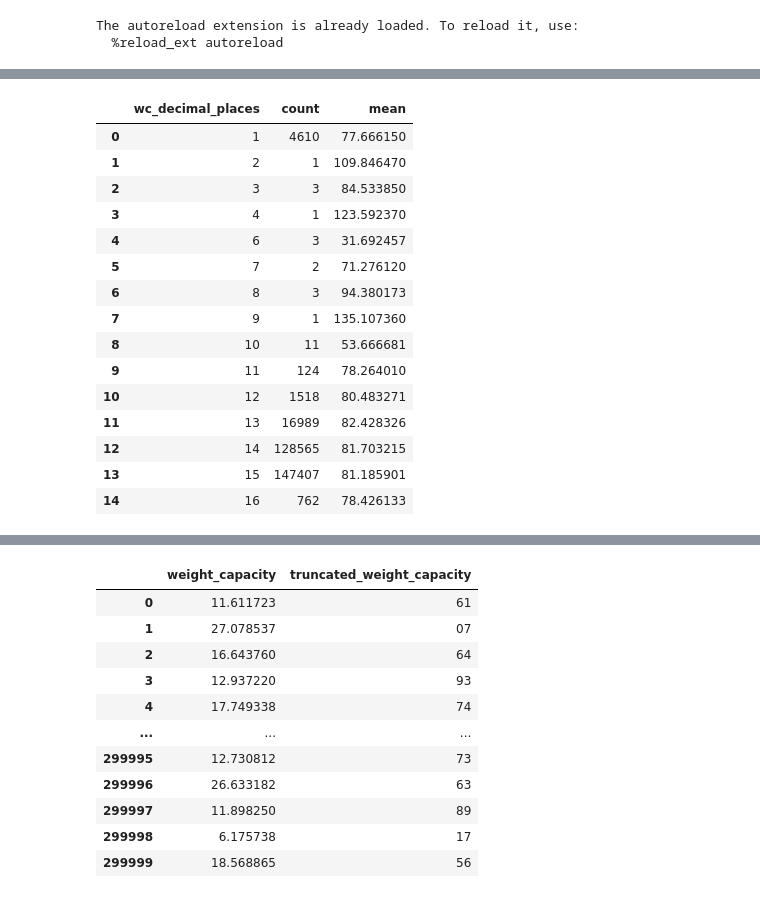
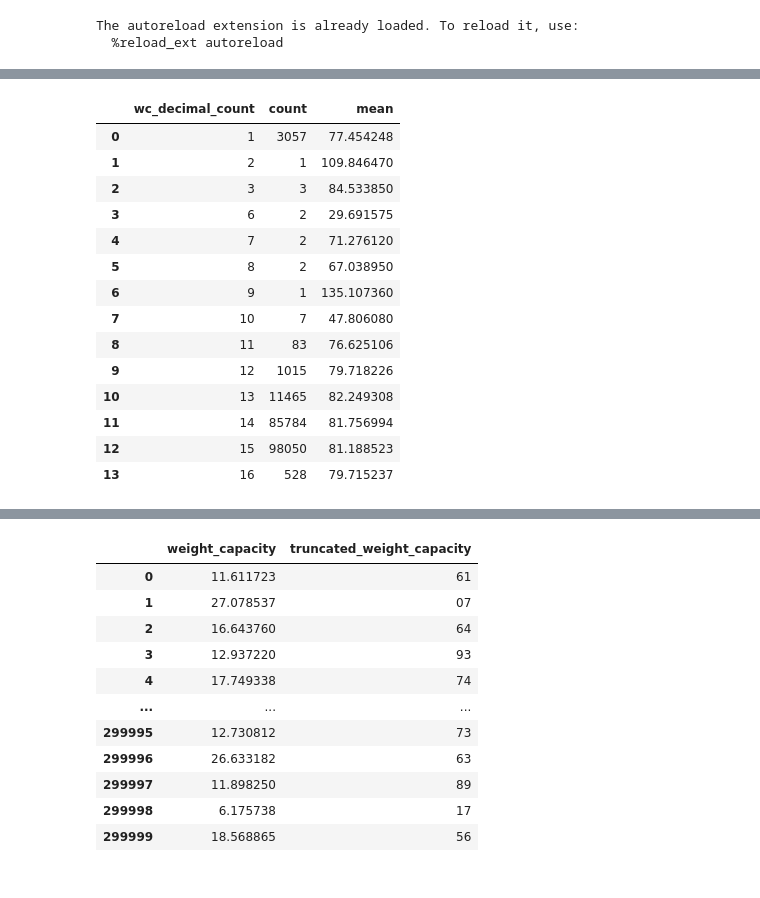
Before and after one commit to Jordanbarker/backpack-prediction-challenge, a Jupyter notebook: notebooks/01_eda_cont.ipynb, the cells around one changed output, grey strips where cells are left out. Cells and saved outputs as stored; diff of their text form; code cells hidden in the pictures.

```diff
--- a/notebooks/01_eda_cont.ipynb
+++ b/notebooks/01_eda_cont.ipynb
@@ -75 +209,20 @@ train_df[['weight_capacity', 'wc_decimal_count']]
+# %%
+train_df.groupby(['wc_decimal_count'], as_index=False)['price'].agg(['count', 'mean']).sort_values(by='wc_decimal_count')
+# train_df.groupby(['wc_decimal_count'], as_index=False)['compartments'].agg(['count', 'mean']).sort_values(by='wc_decimal_count')
+# %% [output]
+|  | wc_decimal_count | count | mean |
+| 0 | 1 | 3057 | 77.454248 |
+| 1 | 2 | 1 | 109.846470 |
+| 2 | 3 | 3 | 84.533850 |
+| 3 | 6 | 2 | 29.691575 |
+| 4 | 7 | 2 | 71.276120 |
+| 5 | 8 | 2 | 67.038950 |
+| 6 | 9 | 1 | 135.107360 |
+| 7 | 10 | 7 | 47.806080 |
+| 8 | 11 | 83 | 76.625106 |
+| 9 | 12 | 1015 | 79.718226 |
+| 10 | 13 | 11465 | 82.249308 |
+| 11 | 14 | 85784 | 81.756994 |
+| 12 | 15 | 98050 | 81.188523 |
+| 13 | 16 | 528 | 79.715237 |
 # %%
@@ -77,19 +229,0 @@ train_df[['weight_capacity', 'wc_decimal_places']]
-# %%
-train_df.groupby(['wc_decimal_places'], as_index=False)['price'].agg(['count', 'mean'])
-# %% [output]
-|  | wc_decimal_places | count | mean |
-| 0 | 1 | 4610 | 77.666150 |
-| 1 | 2 | 1 | 109.846470 |
-| 2 | 3 | 3 | 84.533850 |
-| 3 | 4 | 1 | 123.592370 |
-| 4 | 6 | 3 | 31.692457 |
-| 5 | 7 | 2 | 71.276120 |
-| 6 | 8 | 3 | 94.380173 |
-| 7 | 9 | 1 | 135.107360 |
-| 8 | 10 | 11 | 53.666681 |
-| 9 | 11 | 124 | 78.264010 |
-| 10 | 12 | 1518 | 80.483271 |
-| 11 | 13 | 16989 | 82.428326 |
-| 12 | 14 | 128565 | 81.703215 |
-| 13 | 15 | 147407 | 81.185901 |
-| 14 | 16 | 762 | 78.426133 |
```
Also changed, not shown: parts of 18 cells of this notebook, 3 other files.
